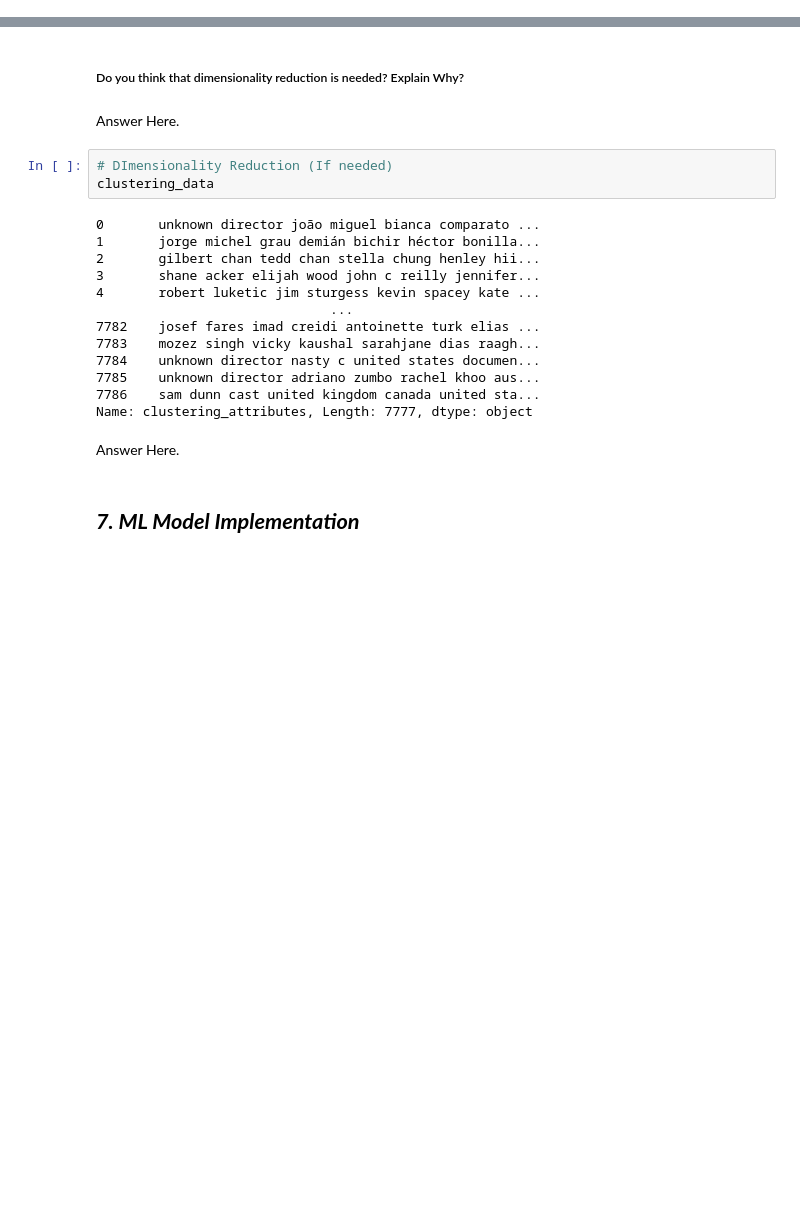
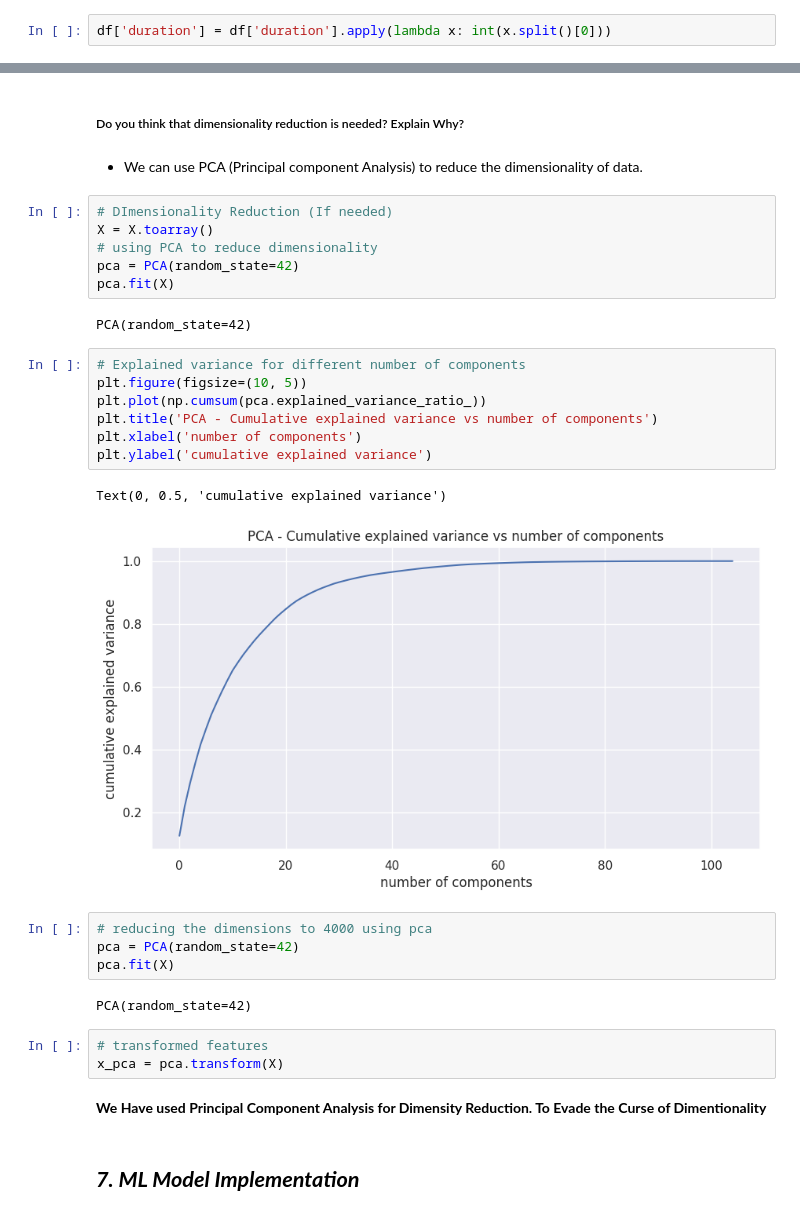
Before and after one commit to Sharad-t/Netflix-Movies-and-TV-Shows-Clustering, a Jupyter notebook: Netflix_Movies_and_TV_Shows_Clustering_Notebook.ipynb, the cells around one changed output, grey strips where cells are left out. Drawn from its saved outputs; the diff is of its cells as text; blank space fills up the shorter version.

```diff
--- a/Netflix_Movies_and_TV_Shows_Clustering_Notebook.ipynb
+++ b/Netflix_Movies_and_TV_Shows_Clustering_Notebook.ipynb
@@ -633,0 +668,2 @@ Answer Here.
+# %%
+df['duration'] = df['duration'].apply(lambda x: int(x.split()[0]))
@@ -832,26 +934,37 @@ X = tfidf.fit_transform(clustering_data)
 ###  Dimesionality Reduction
 # %% [markdown]
 ##### Do you think that dimensionality reduction is needed? Explain Why?
-# %% [markdown]
-Answer Here.
-# %%
-# DImensionality Reduction (If needed)
-clustering_data
-# %% [output]
-0       unknown director joão miguel bianca comparato ...
-1       jorge michel grau demián bichir héctor bonilla...
-2       gilbert chan tedd chan stella chung henley hii...
-3       shane acker elijah wood john c reilly jennifer...
-4       robert luketic jim sturgess kevin spacey kate ...
-                              ...
-7782    josef fares imad creidi antoinette turk elias ...
-7783    mozez singh vicky kaushal sarahjane dias raagh...
-7784    unknown director nasty c united states documen...
-7785    unknown director adriano zumbo rachel khoo aus...
-7786    sam dunn cast united kingdom canada united sta...
-Name: clustering_attributes, Length: 7777, dtype: object
-# %% [markdown]
-Answer Here.
+# %% [markdown]
+* We can use PCA (Principal component Analysis) to reduce the dimensionality of data.
+# %%
+# DImensionality Reduction (If needed)
+X = X.toarray()
+# using PCA to reduce dimensionality
+pca = PCA(random_state=42)
+pca.fit(X)
+# %% [output]
+PCA(random_state=42)
+# %%
+# Explained variance for different number of components
+plt.figure(figsize=(10, 5))
+plt.plot(np.cumsum(pca.explained_variance_ratio_))
+plt.title('PCA - Cumulative explained variance vs number of components')
+plt.xlabel('number of components')
+plt.ylabel('cumulative explained variance')
+# %% [output]
+Text(0, 0.5, 'cumulative explained variance')
+[figure, added]
+# %%
+# reducing the dimensions to 4000 using pca
+pca = PCA(random_state=42)
+pca.fit(X)
+# %% [output]
+PCA(random_state=42)
+# %%
+# transformed features
+x_pca = pca.transform(X)
+# %% [markdown]
+**We Have used Principal Component Analysis for Dimensity Reduction. To Evade the Curse of Dimentionality**
 # %% [markdown]
 ## ***7. ML Model Implementation***
 # %% [markdown]
```
Also changed, not shown: parts of 81 cells of this notebook.
